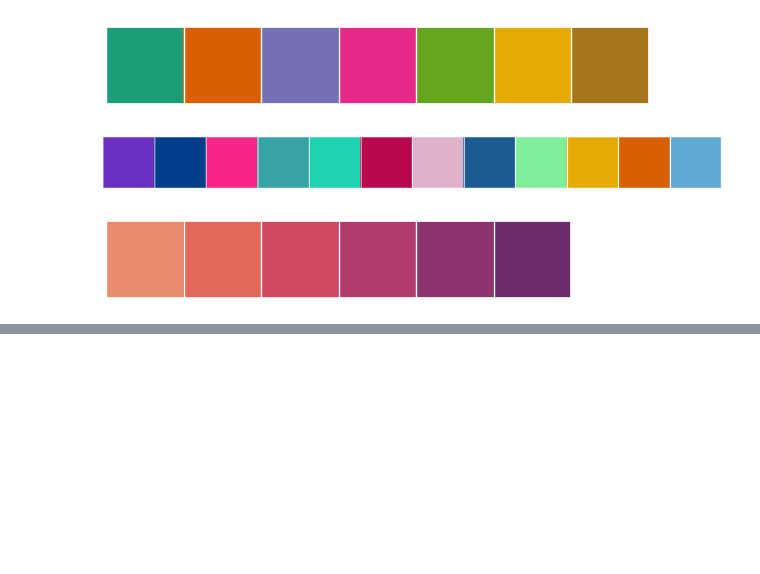
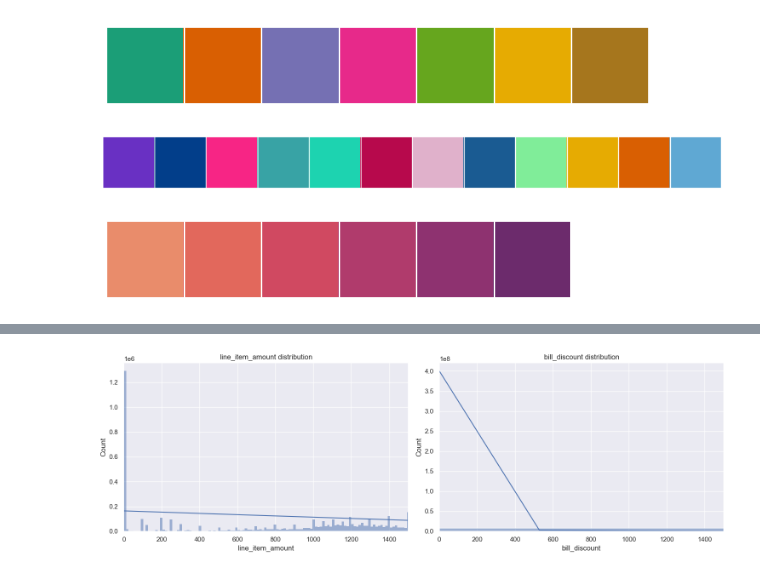
Before and after one commit to MORYKINGS/Prethesis, a Jupyter notebook: Prethesis.ipynb, the cells around one changed output, grey strips where cells are left out. Cells and saved outputs as stored; diff of their text form; code cells hidden in the pictures; blank space fills up the shorter version.

```diff
--- a/Prethesis.ipynb
+++ b/Prethesis.ipynb
@@ -22,8 +24,8 @@ sns.palplot(num_pal)
 [figure]
 [figure]
 # %%
-df18 = pd.read_csv('C:\Users\PC\Desktop\Prethesis\data_csv\data_2018.csv', parse_dates=['transaction_date'], date_format='%Y-%m-%d')
-df19 = pd.read_csv('C:\Users\PC\Desktop\Prethesis\data_csv\data_2019.csv', parse_dates=['transaction_date'], date_format='%Y-%m-%d')
-df20 = pd.read_csv('C:\Users\PC\Desktop\Prethesis\data_csv\data_2020.csv', parse_dates=['transaction_date'], date_format='%Y-%m-%d')
-df21 = pd.read_csv('C:\Users\PC\Desktop\Prethesis\data_csv\data_2021.csv', parse_dates=['transaction_date'], date_format='%Y-%m-%d')
-df22 = pd.read_csv('C:\Users\PC\Desktop\Prethesis\data_csv\data_2022.csv', parse_dates=['transaction_date'], date_format='%Y-%m-%d')
+df18 = pd.read_csv('C:/Users/PC/Desktop/Prethesis/data_csv/data_2018.csv', parse_dates=['transaction_date'])
+df19 = pd.read_csv('C:/Users/PC/Desktop/Prethesis/data_csv/data_2019.csv', parse_dates=['transaction_date'])
+df20 = pd.read_csv('C:/Users/PC/Desktop/Prethesis/data_csv/data_2020.csv', parse_dates=['transaction_date'])
+df21 = pd.read_csv('C:/Users/PC/Desktop/Prethesis/data_csv/data_2021.csv', parse_dates=['transaction_date'])
+df22 = pd.read_csv('C:/Users/PC/Desktop/Prethesis/data_csv/data_2022.csv', parse_dates=['transaction_date'])
@@ -31,0 +32,4 @@ SyntaxError: (unicode error) 'unicodeescape' codec can't decode bytes in positio
+# %%
+total = pd.concat([df18,df19,df20,df21,df22],axis=0)
+print(total.shape)
+total.sample(5)
@@ -31,0 +67,5 @@ SyntaxError: (unicode error) 'unicodeescape' codec can't decode bytes in positio
+# %%
+# extract weekday and month from transaction date
+total['month'] = total['transaction_date'].dt.month_name()
+total['weekday'] = total['transaction_date'].dt.day_name()
+total.sample(2)
@@ -31,0 +85,13 @@ SyntaxError: (unicode error) 'unicodeescape' codec can't decode bytes in positio
+# %%
+# numerical features distribution
+fig , ax = plt.subplots(1,2,figsize=(15,5))
+for i,col in enumerate(['line_item_amount','bill_discount']):
+    sns.histplot(data=total,x=col,kde=True,ax=ax[i])
+    ax[i].set_xlim([0,1500])
+    ax[i].set_xlabel(col)
+    ax[i].set_title(f'{col} distribution')
+
+fig.tight_layout()
+plt.show()
+# %% [output]
+[figure, added]
```
Also changed, not shown: parts of 37 cells of this notebook.
